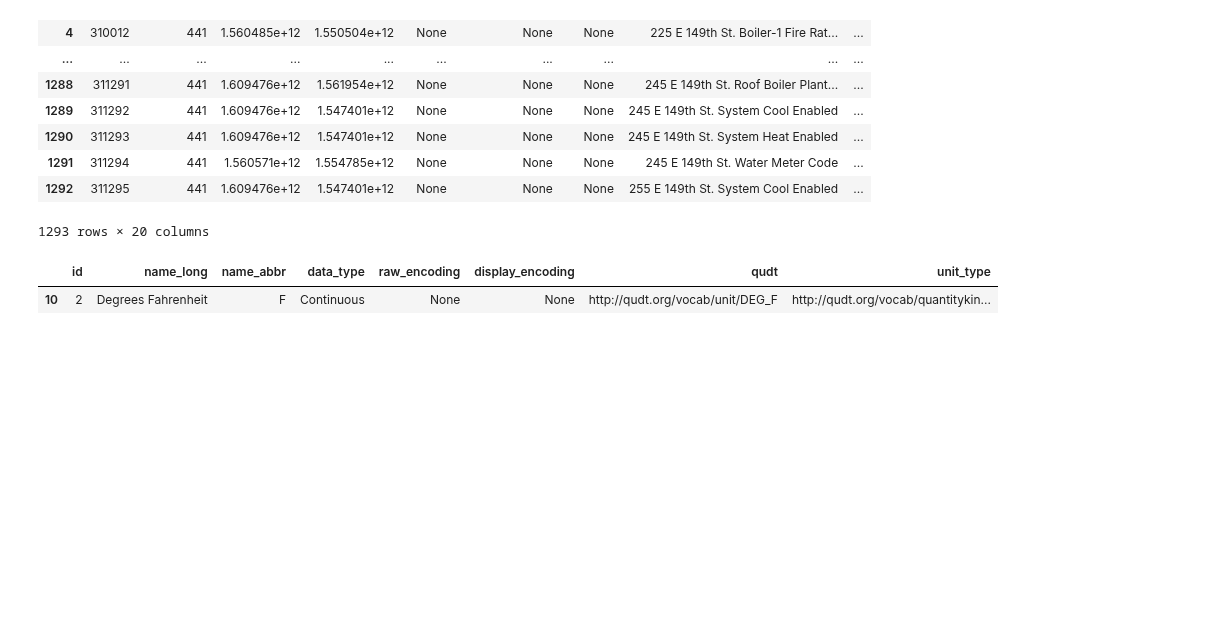
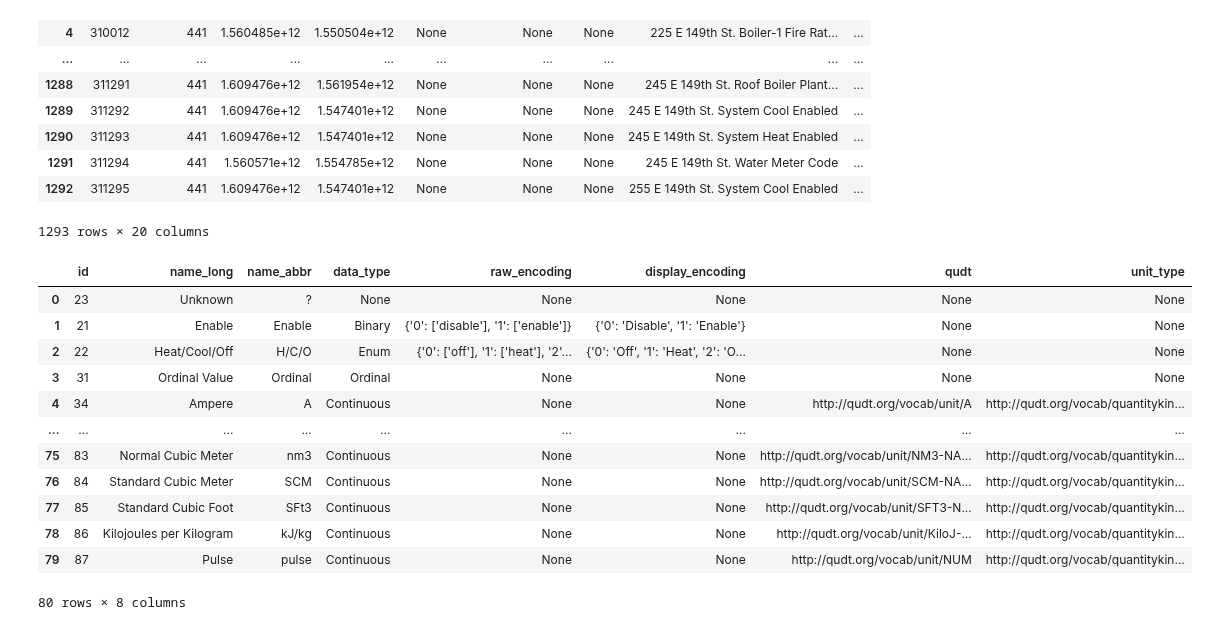
Before and after one commit to yairg98/Data-Driven-Problem-Solving, a Jupyter notebook: Assignments/FinalProjectNotebook.ipynb, the cells around one changed output. Drawn from its saved outputs; the diff is of its cells as text; code cells hidden in the pictures; blank space fills up the shorter version.

```diff
--- a/Assignments/FinalProjectNotebook.ipynb
+++ b/Assignments/FinalProjectNotebook.ipynb
@@ -206,15 +227,26 @@ result_points
 # %%
 all_measurements = pd.DataFrame(client.get_all_measurements())
 
 all_measurements
 
 # for entry in all_measurements['units']:
 #     for i in entry:
 #         print(i.keys())
 #     print('\n')
 
 all_units = pd.DataFrame(client.get_all_units())
-all_units[all_units['id']==2]
+all_units#[all_units['id']==2]
 # %% [output]
 |  | id | name_long | name_abbr | data_type | raw_encoding | display_encoding | qudt | unit_type |
-| 10 | 2 | Degrees Fahrenheit | F | Continuous | None | None | http://qudt.org/vocab/unit/DEG_F | http://qudt.org/vocab/quantitykin... |
+| 0 | 23 | Unknown | ? | None | None | None | None | None |
+| 1 | 21 | Enable | Enable | Binary | {'0': ['disable'], '1': ['enable']} | {'0': 'Disable', '1': 'Enable'} | None | None |
+| 2 | 22 | Heat/Cool/Off | H/C/O | Enum | {'0': ['off'], '1': ['heat'], '2'... | {'0': 'Off', '1': 'Heat', '2': 'O... | None | None |
+| 3 | 31 | Ordinal Value | Ordinal | Ordinal | None | None | None | None |
+| 4 | 34 | Ampere | A | Continuous | None | None | http://qudt.org/vocab/unit/A | http://qudt.org/vocab/quantitykin... |
+| ... | ... | ... | ... | ... | ... | ... | ... | ... |
+| 75 | 83 | Normal Cubic Meter | nm3 | Continuous | None | None | http://qudt.org/vocab/unit/NM3-NA... | http://qudt.org/vocab/quantitykin... |
+| 76 | 84 | Standard Cubic Meter | SCM | Continuous | None | None | http://qudt.org/vocab/unit/SCM-NA... | http://qudt.org/vocab/quantitykin... |
+| 77 | 85 | Standard Cubic Foot | SFt3 | Continuous | None | None | http://qudt.org/vocab/unit/SFT3-N... | http://qudt.org/vocab/quantitykin... |
+| 78 | 86 | Kilojoules per Kilogram | kJ/kg | Continuous | None | None | http://qudt.org/vocab/unit/KiloJ-... | http://qudt.org/vocab/quantitykin... |
+| 79 | 87 | Pulse | pulse | Continuous | None | None | http://qudt.org/vocab/unit/NUM | http://qudt.org/vocab/quantitykin... |
+80 rows × 8 columns
```
Also changed, not shown: parts of 5 cells of this notebook, 1 other file.
